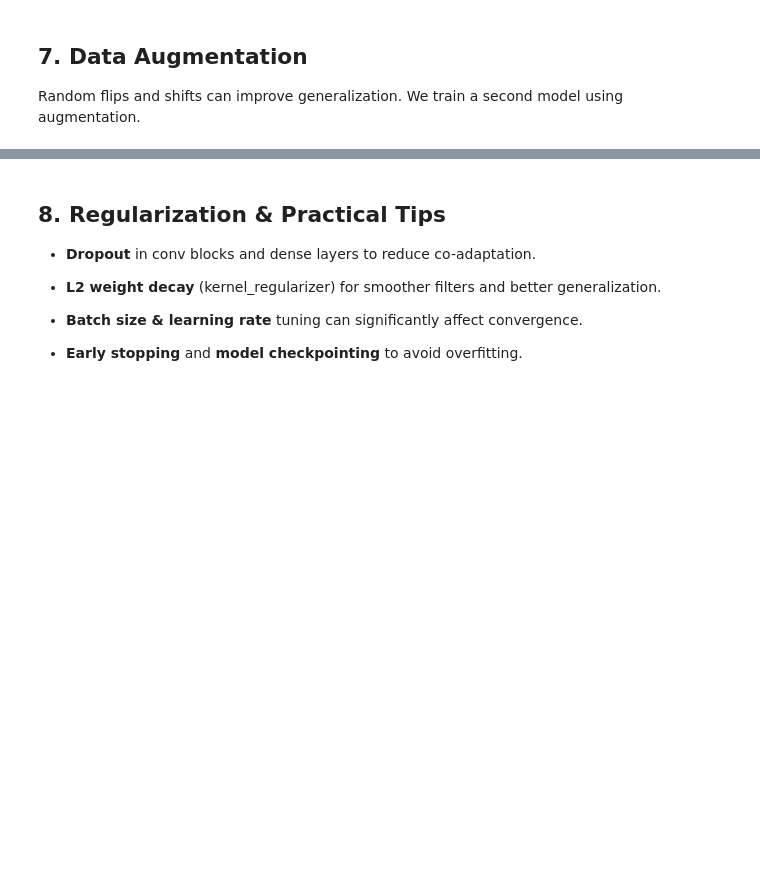
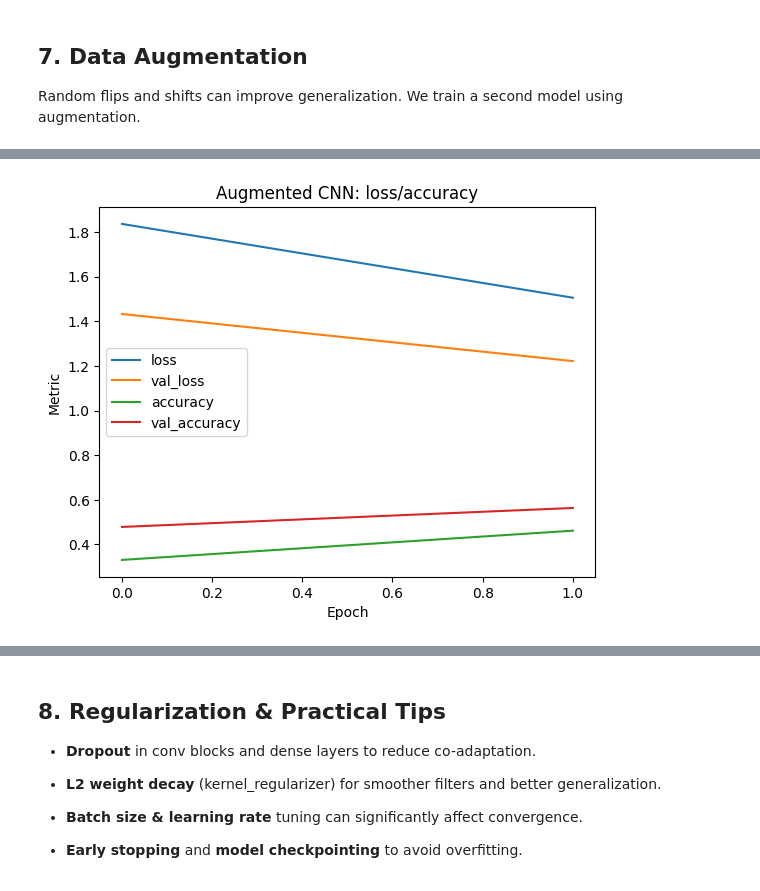
Before and after one commit to BillJr99/Ursinus-CS477, a Jupyter notebook: files/notebooks/CNN_Tutorial.ipynb, the cells around one changed output, grey strips where cells are left out. Drawn from its saved outputs; the diff is of its cells as text; code cells hidden in the pictures; blank space fills up the shorter version.

```diff
--- a/files/notebooks/CNN_Tutorial.ipynb
+++ b/files/notebooks/CNN_Tutorial.ipynb
@@ -259,7 +293,9 @@ model_aug.summary()
 # %%
+# set epochs to a higher value as your system performance allows
 hist_aug = model_aug.fit(
     x_train, y_train_cat,
     validation_split=0.1,
-    epochs=10, batch_size=128, verbose=1
+    epochs=2, batch_size=128, verbose=1
 )
 plot_history(hist_aug, title='Augmented CNN: loss/accuracy')
+# %% [output]
@@ -266,3 +306,4 @@ plot_history(hist_aug, title='Augmented CNN: loss/accuracy')
+[figure, added]
 # %%
 test_loss_aug, test_acc_aug = model_aug.evaluate(x_test, y_test_cat, verbose=0)
 print('Test accuracy (augmented):', round(test_acc_aug, 4))
```
Also changed, not shown: parts of 10 cells of this notebook.
